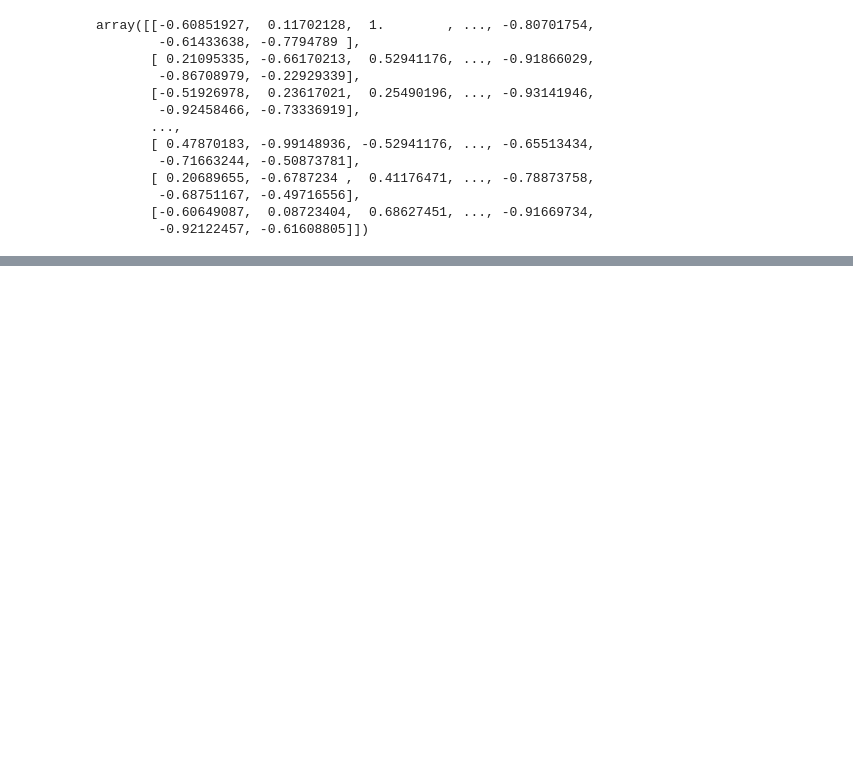
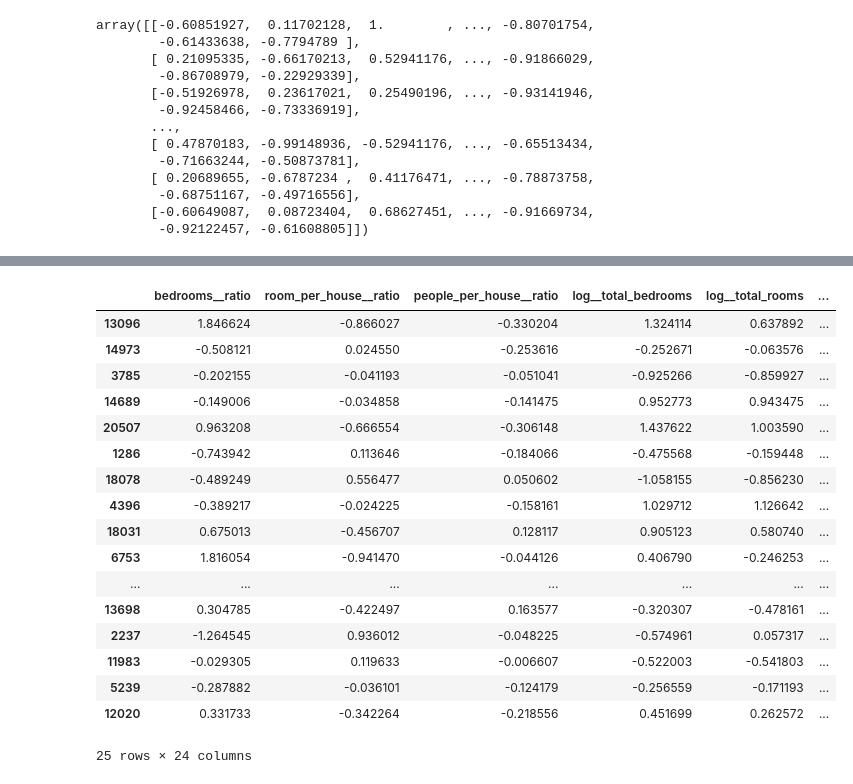
Before and after one commit to mmercan/handson-ml3, a Jupyter notebook: 02_new_project.ipynb, the cells around one changed output, grey strips where cells are left out. Cells and saved outputs as stored; diff of their text form; code cells hidden in the pictures; blank space fills up the shorter version.

```diff
--- a/02_new_project.ipynb
+++ b/02_new_project.ipynb
@@ -624,0 +638,22 @@ full_pipeline = ColumnTransformer([
+# %%
+from sklearn.metrics.pairwise import rbf_kernel
+from sklearn.base import BaseEstimator, TransformerMixin
+from sklearn.cluster import KMeans
+from sklearn.metrics import silhouette_score
+
+class ClusterSimilarity(BaseEstimator, TransformerMixin):
+    def __init__(self, n_clusters=10, gamma=1.0, random_state=None):
+        self.n_clusters = n_clusters
+        self.gamma = gamma
+        self.random_state = random_state
+
+    def fit(self, X, y=None, sample_weight=None):
+        self.kmeans_ = KMeans(self.n_clusters, random_state=self.random_state)
+        self.kmeans_.fit(X, sample_weight=sample_weight)
+        return self
+
+    def transform(self, X):
+        return rbf_kernel(X, self.kmeans_.cluster_centers_, gamma=self.gamma)
+
+    def get_feature_names_out(self, names=None):
+        return [f'Cluster {i} similarity' for i in range(self.n_clusters)]
@@ -624,0 +708,21 @@ full_pipeline = ColumnTransformer([
+# %%
+scaled_data_df.head(25)
+# %% [output]
+|  | bedrooms__ratio | room_per_house__ratio | people_per_house__ratio | log__total_bedrooms | log__total_rooms | ... |
+| 13096 | 1.846624 | -0.866027 | -0.330204 | 1.324114 | 0.637892 | ... |
+| 14973 | -0.508121 | 0.024550 | -0.253616 | -0.252671 | -0.063576 | ... |
+| 3785 | -0.202155 | -0.041193 | -0.051041 | -0.925266 | -0.859927 | ... |
+| 14689 | -0.149006 | -0.034858 | -0.141475 | 0.952773 | 0.943475 | ... |
+| 20507 | 0.963208 | -0.666554 | -0.306148 | 1.437622 | 1.003590 | ... |
+| 1286 | -0.743942 | 0.113646 | -0.184066 | -0.475568 | -0.159448 | ... |
+| 18078 | -0.489249 | 0.556477 | 0.050602 | -1.058155 | -0.856230 | ... |
+| 4396 | -0.389217 | -0.024225 | -0.158161 | 1.029712 | 1.126642 | ... |
+| 18031 | 0.675013 | -0.456707 | 0.128117 | 0.905123 | 0.580740 | ... |
+| 6753 | 1.816054 | -0.941470 | -0.044126 | 0.406790 | -0.246253 | ... |
+| ... | ... | ... | ... | ... | ... | ... |
+| 13698 | 0.304785 | -0.422497 | 0.163577 | -0.320307 | -0.478161 | ... |
+| 2237 | -1.264545 | 0.936012 | -0.048225 | -0.574961 | 0.057317 | ... |
+| 11983 | -0.029305 | 0.119633 | -0.006607 | -0.522003 | -0.541803 | ... |
+| 5239 | -0.287882 | -0.036101 | -0.124179 | -0.256559 | -0.171193 | ... |
+| 12020 | 0.331733 | -0.342264 | -0.218556 | 0.451699 | 0.262572 | ... |
+25 rows × 24 columns
```
Also changed, not shown: parts of 8 cells of this notebook.
